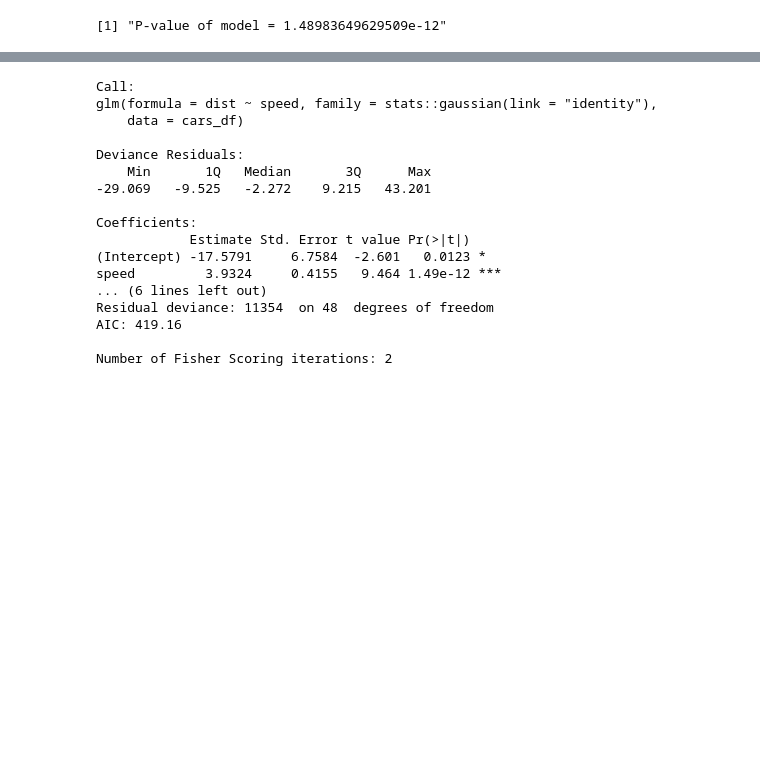
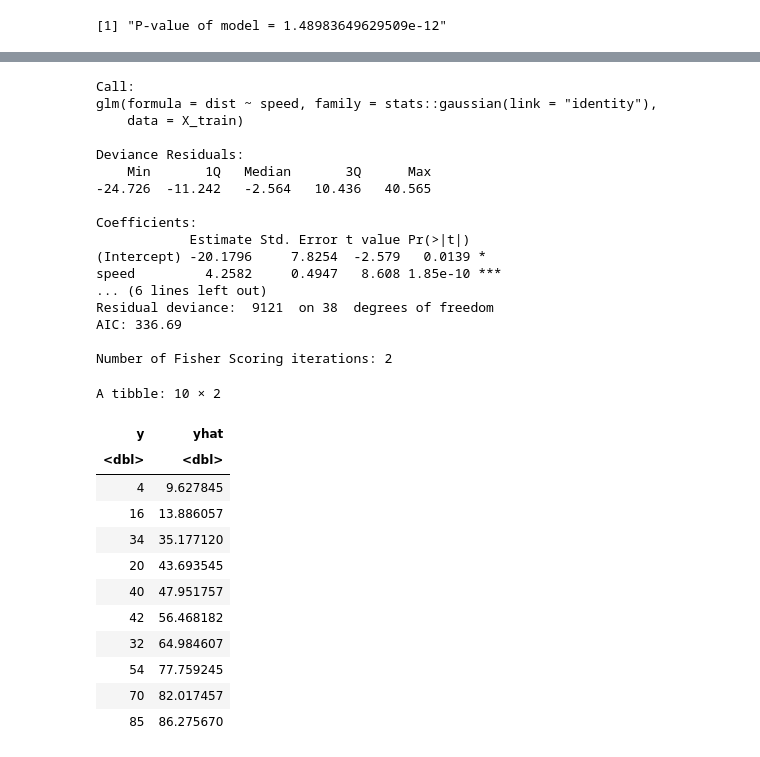
Before and after one commit to cjc77/r_statistics_tutorial, a Jupyter notebook: linear_regression.ipynb, the cells around one changed output, grey strips where cells are left out. Drawn from its saved outputs; the diff is of its cells as text; code cells hidden in the pictures; blank space fills up the shorter version.

```diff
--- a/linear_regression.ipynb
+++ b/linear_regression.ipynb
@@ -118,20 +120,47 @@ A anova: 2 × 6
+# %%
+set.seed(100)
+train_idx <- sample(x = nrow(cars_df), size = round(.8 * nrow(cars_df), 1), replace = FALSE)
+X_train <- cars_df[train_idx, ]
+X_test <- cars_df[-train_idx, ]
+# %%
+model <- glm(dist ~ speed, data = X_train, family = stats::gaussian(link = "identity"))
+# %%
+yhat <- predict.glm(model, X_test)
 # %%
-summary.glm(model)
+summary(model)
 # %% [output]
 Call:
 glm(formula = dist ~ speed, family = stats::gaussian(link = "identity"),
-    data = cars_df)
+    data = X_train)
 
 Deviance Residuals:
     Min       1Q   Median       3Q      Max
--29.069   -9.525   -2.272    9.215   43.201
+-24.726  -11.242   -2.564   10.436   40.565
 
 Coefficients:
             Estimate Std. Error t value Pr(>|t|)
-(Intercept) -17.5791     6.7584  -2.601   0.0123 *
-speed         3.9324     0.4155   9.464 1.49e-12 ***
+(Intercept) -20.1796     7.8254  -2.579   0.0139 *
+speed         4.2582     0.4947   8.608 1.85e-10 ***
 ... (6 lines left out)
-Residual deviance: 11354  on 48  degrees of freedom
-AIC: 419.16
+Residual deviance:  9121  on 38  degrees of freedom
+AIC: 336.69
 
 Number of Fisher Scoring iterations: 2
+# %%
+y_yhat_df <- tibble("y" = X_test$dist, "yhat" = yhat)
+# %%
+y_yhat_df
+# %% [output]
+A tibble: 10 × 2
+| y | yhat |
+| <dbl> | <dbl> |
+| 4 | 9.627845 |
+| 16 | 13.886057 |
+| 34 | 35.177120 |
+| 20 | 43.693545 |
+| 40 | 47.951757 |
+| 42 | 56.468182 |
+| 32 | 64.984607 |
+| 54 | 77.759245 |
+| 70 | 82.017457 |
+| 85 | 86.275670 |
```
Also changed, not shown: parts of 8 cells of this notebook.
